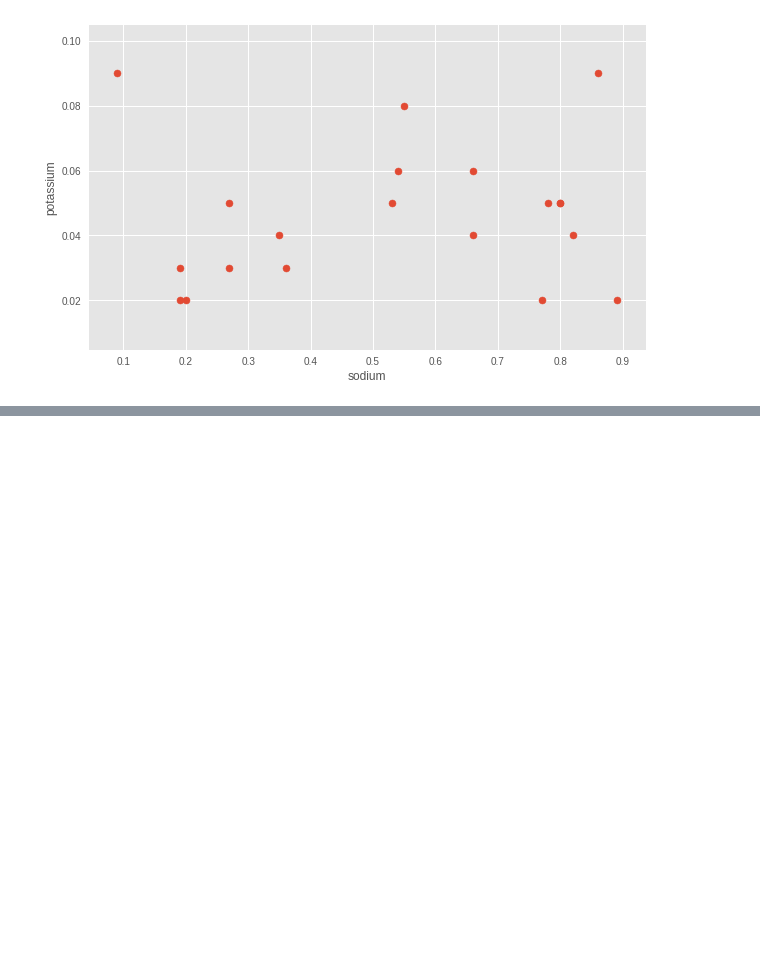
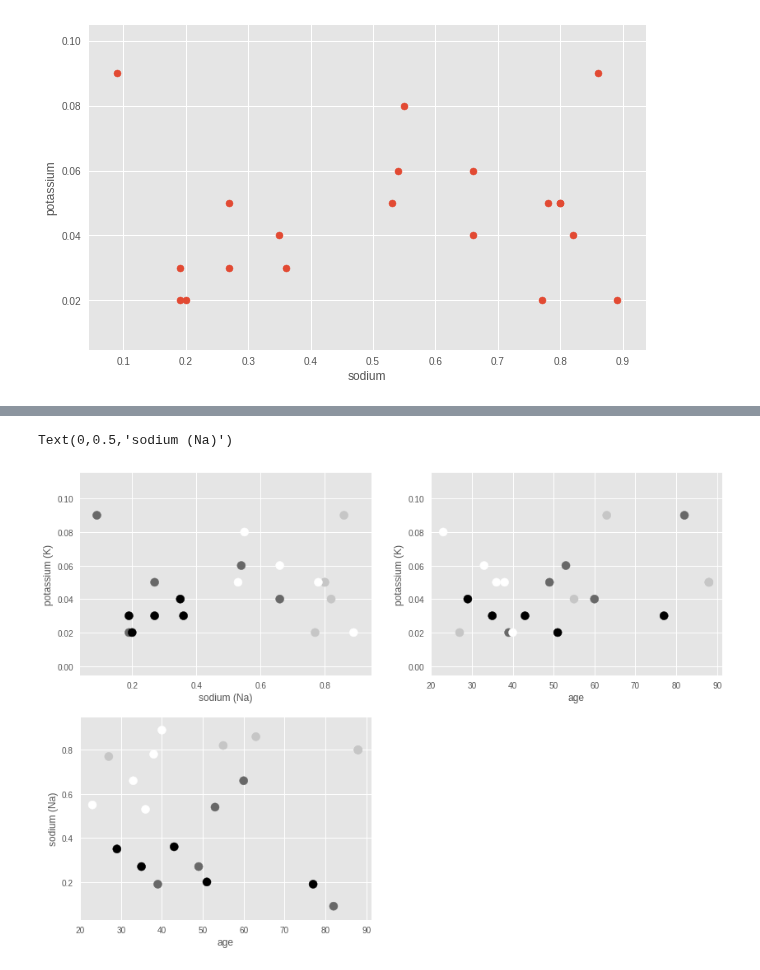
Before and after one commit to kintarou/django-starter, a Jupyter notebook: Decision_Tree.ipynb, the cells around one changed output, grey strips where cells are left out. Drawn from its saved outputs; the diff is of its cells as text; code cells hidden in the pictures; blank space fills up the shorter version.

```diff
--- a/Decision_Tree.ipynb
+++ b/Decision_Tree.ipynb
@@ -75,0 +96,23 @@ NameError: ignored
+# %%
+plt.figure(figsize=(14, 10))
+
+plt.subplot(221)
+plt.scatter([d['Na'] for d in data], [d['K'] for d in data],
+            c=target, s=100)
+plt.xlabel('sodium (Na)')
+plt.ylabel('potassium (K)')
+
+plt.subplot(222)
+plt.scatter([d['age'] for d in data], [d['K'] for d in data],
+            c=target, s=100)
+plt.xlabel('age')
+plt.ylabel('potassium (K)')
+
+plt.subplot(223)
+plt.scatter([d['age'] for d in data], [d['Na'] for d in data],
+            c=target, s=100)
+plt.xlabel('age')
+plt.ylabel('sodium (Na)')
+# %% [output]
+Text(0,0.5,'sodium (Na)')
+[figure, added]
```
Also changed, not shown: parts of 13 cells of this notebook.
